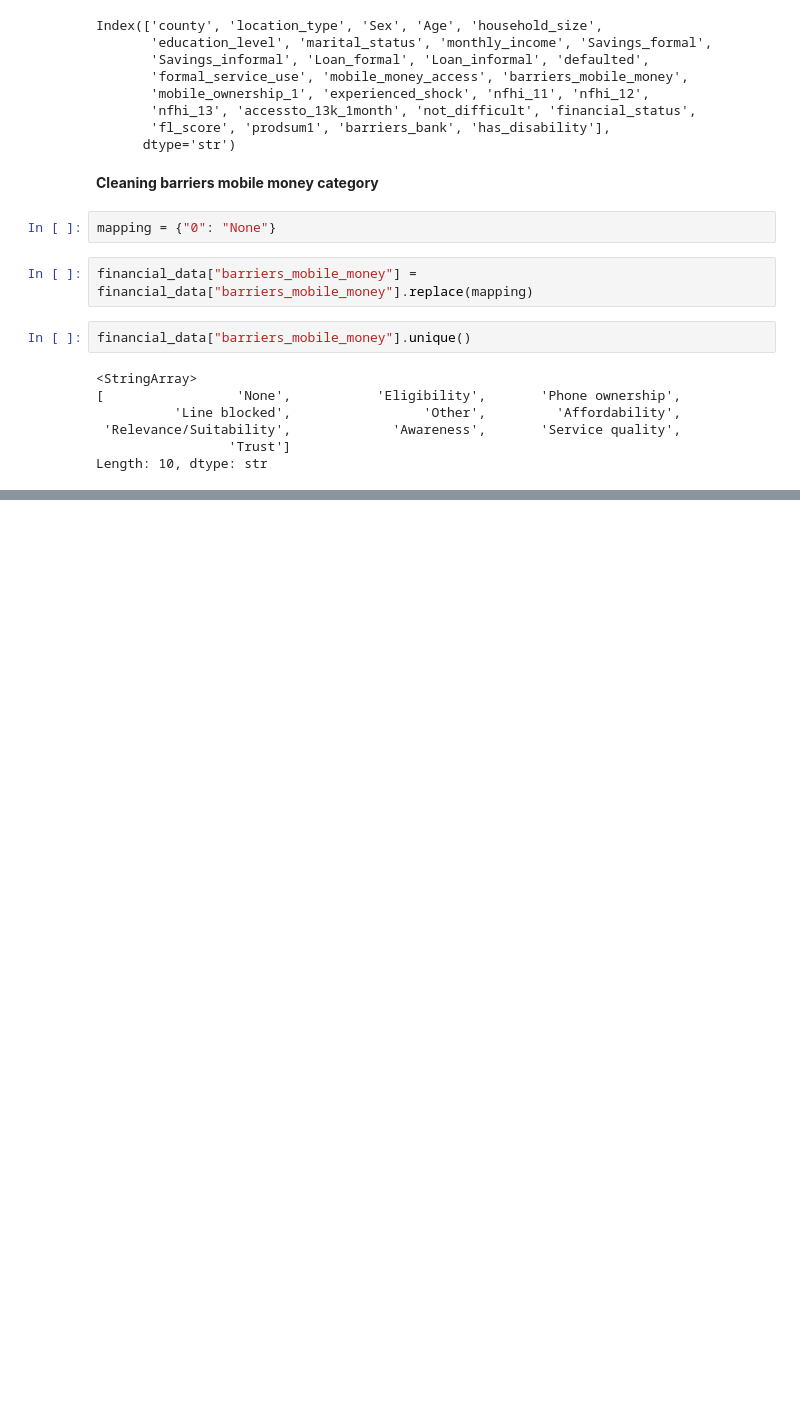
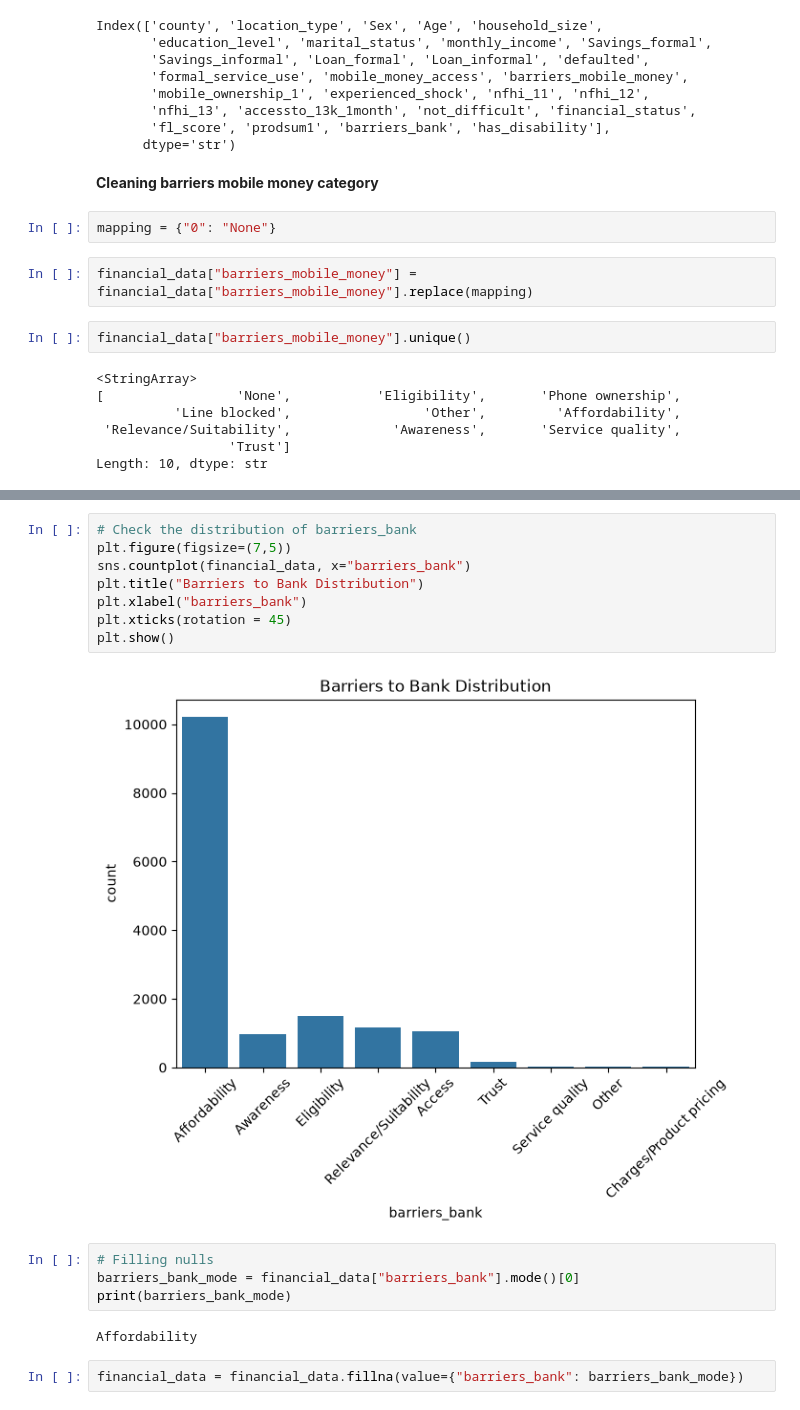
Before and after one commit to OleSuyaye/financial-status-prediction, a Jupyter notebook: notebook/finaccess.ipynb, the cells around one changed output, grey strips where cells are left out. Saved outputs shown, nothing was run; the diff lists cells and outputs as text; blank space fills up the shorter version.

Commit message:
Handle null values

```diff
--- a/notebook/finaccess.ipynb
+++ b/notebook/finaccess.ipynb
@@ -270,0 +326,18 @@ Length: 10, dtype: str
+# %%
+# Check the distribution of barriers_bank
+plt.figure(figsize=(7,5))
+sns.countplot(financial_data, x="barriers_bank")
+plt.title("Barriers to Bank Distribution")
+plt.xlabel("barriers_bank")
+plt.xticks(rotation = 45)
+plt.show()
+# %% [output]
+[figure, added]
+# %%
+# Filling nulls
+barriers_bank_mode = financial_data["barriers_bank"].mode()[0]
+print(barriers_bank_mode)
+# %% [output]
+Affordability
+# %%
+financial_data = financial_data.fillna(value={"barriers_bank": barriers_bank_mode})
```
Also changed, not shown: parts of 9 cells of this notebook.
